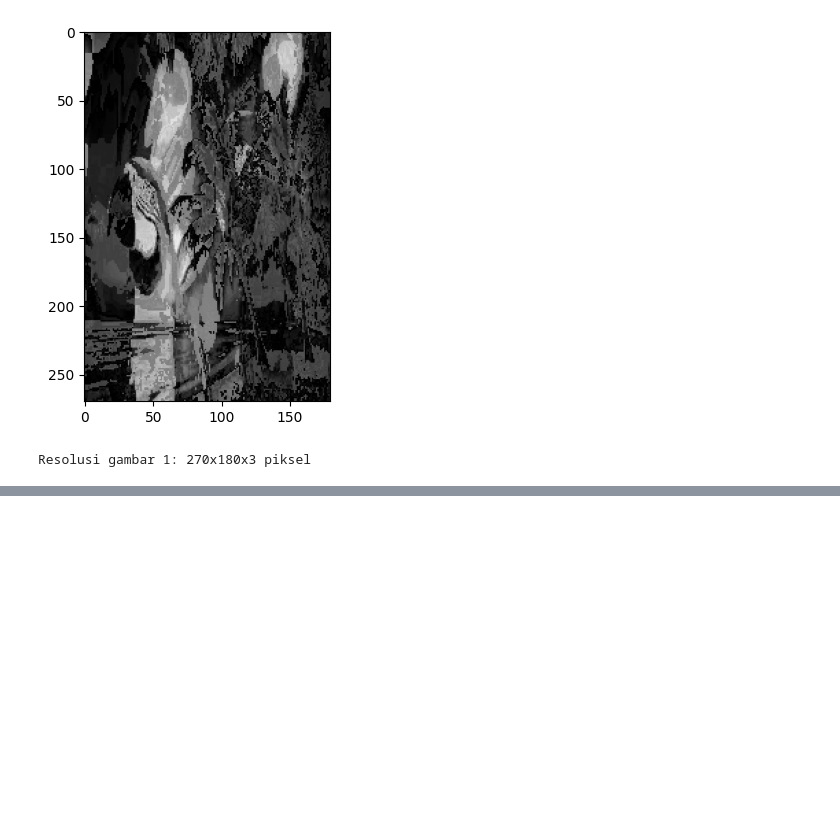
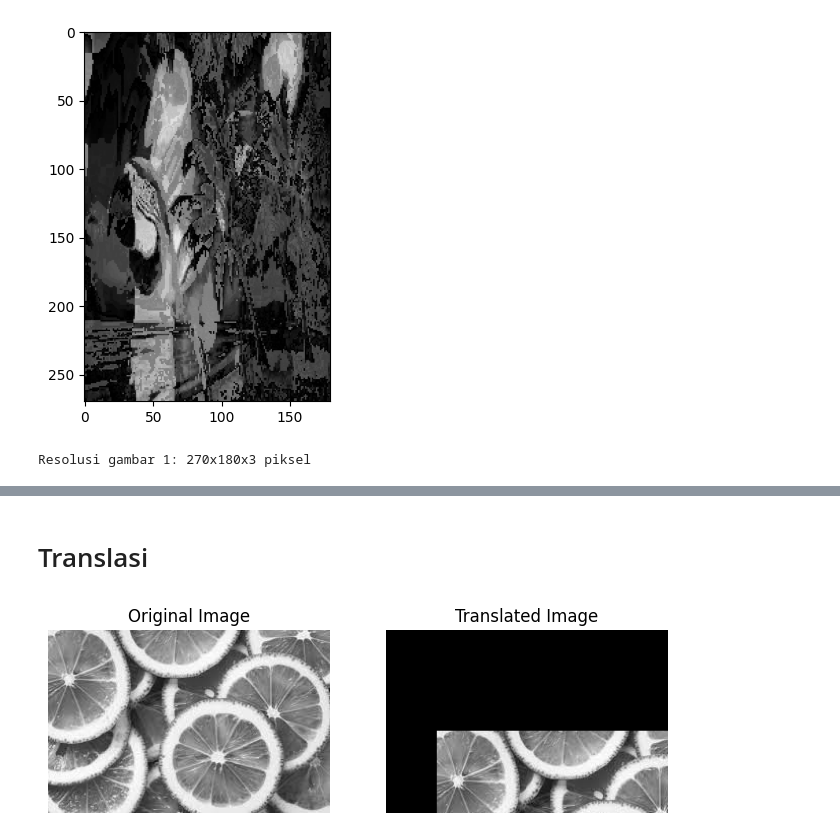
Before and after one commit to Intanpratiwiiii/Intann, a Jupyter notebook: LatihanOperasi_Dasar_Digital_Image_Processing.ipynb, the cells around one changed output, grey strips where cells are left out. Cells and saved outputs as stored; diff of their text form; code cells hidden in the pictures; blank space fills up the shorter version.

```diff
--- a/LatihanOperasi_Dasar_Digital_Image_Processing.ipynb
+++ b/LatihanOperasi_Dasar_Digital_Image_Processing.ipynb
@@ -204,0 +307,38 @@ Resolusi gambar 1: 270x180x3 piksel
+# %% [markdown]
+# Translasi
+# %%
+# prompt: please make code for translation using opencv
+
+import cv2
+import numpy as np
+import matplotlib.pyplot as plt
+
+# Load the image
+image = cv2.imread('gambar1.png')
+
+# Define the translation parameters (x and y shifts)
+tx = 50  # Shift along the x-axis
+ty = 100  # Shift along the y-axis
+
+# Create the translation matrix
+translation_matrix = np.float32([[1, 0, tx], [0, 1, ty]])
+
+# Perform the translation
+translated_image = cv2.warpAffine(image, translation_matrix, (image.shape[1], image.shape[0]))
+
+# Display the original and translated images
+plt.figure(figsize=(8, 4))
+
+plt.subplot(1, 2, 1)
+plt.imshow(cv2.cvtColor(image, cv2.COLOR_BGR2RGB))
+plt.title("Original Image")
+plt.axis('off')
+
+plt.subplot(1, 2, 2)
+plt.imshow(cv2.cvtColor(translated_image, cv2.COLOR_BGR2RGB))
+plt.title("Translated Image")
+plt.axis('off')
+
+plt.show()
+# %% [output]
+[figure, added]
```
Also changed, not shown: parts of 10 cells of this notebook.
